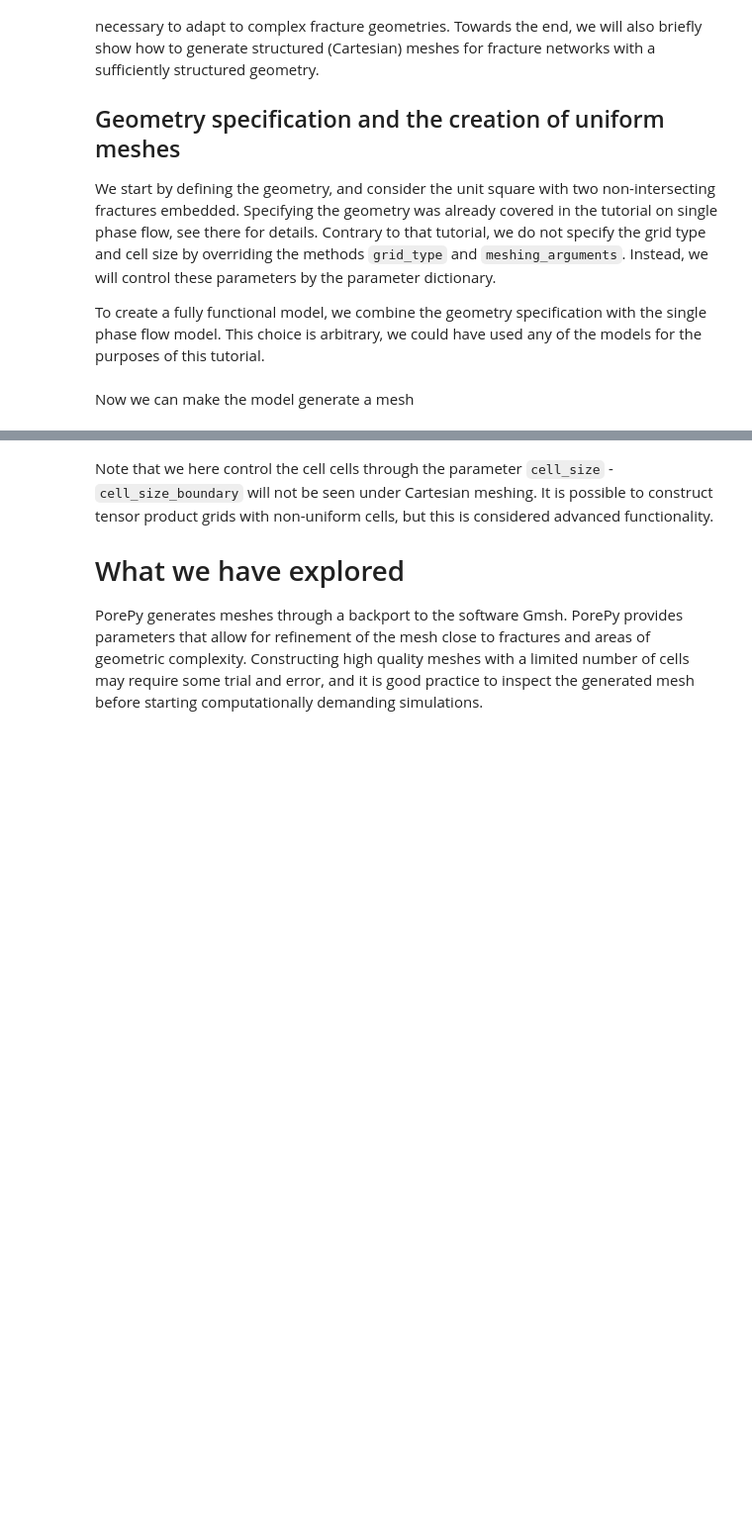
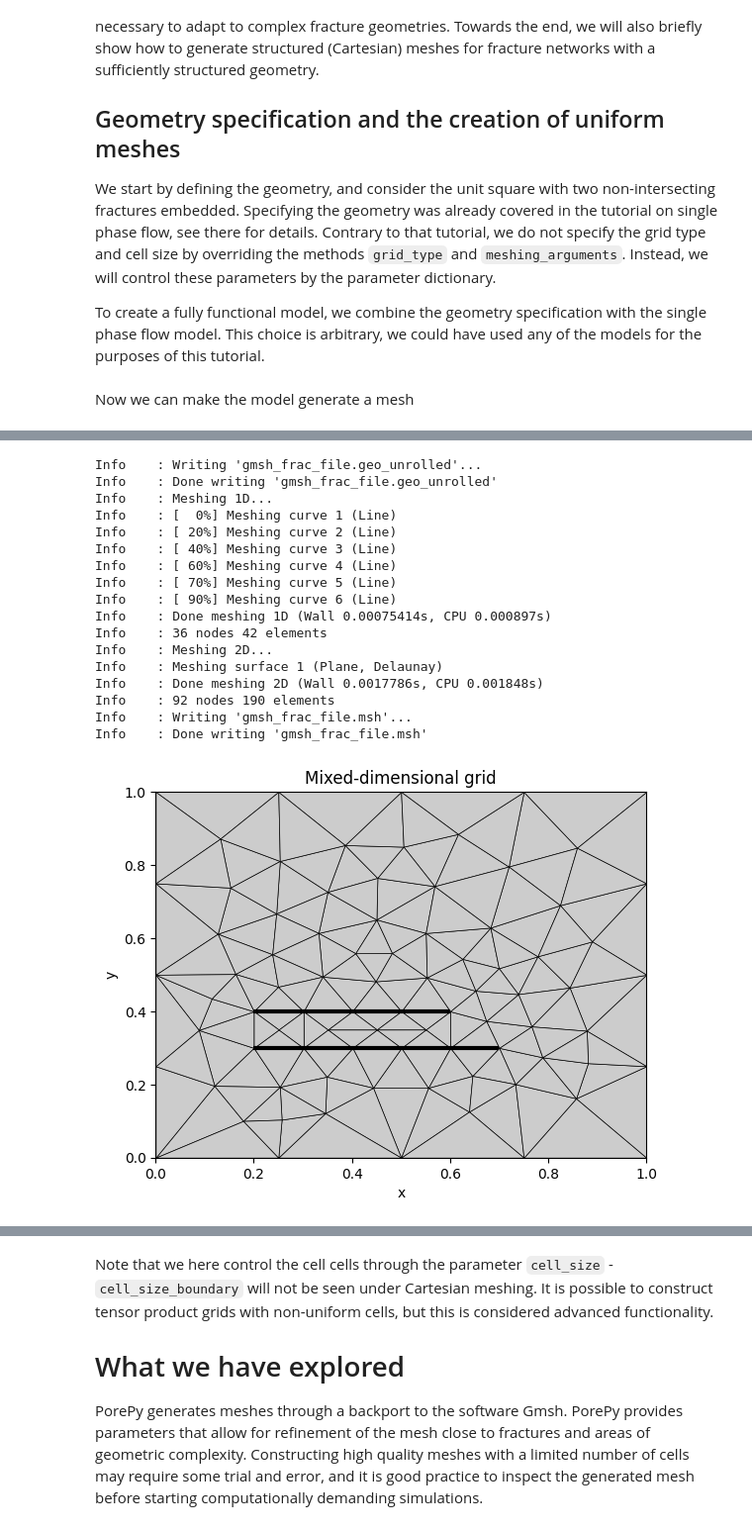
Before and after one commit to pmgbergen/porepy, a Jupyter notebook: tutorials/mixed_dimensional_grids.ipynb, the cells around one changed output, grey strips where cells are left out. Shown at 99% size. Saved outputs shown, nothing was run; the diff lists cells and outputs as text; code cells hidden in the pictures; blank space fills up the shorter version.

```diff
--- a/tutorials/mixed_dimensional_grids.ipynb
+++ b/tutorials/mixed_dimensional_grids.ipynb
@@ -184,0 +149,38 @@ Info    : Done writing 'gmsh_frac_file.msh'
+# %%
+params = {
+    "grid_type": "simplex",
+    "meshing_arguments": {
+        # The target fracture mesh size is set larger than the distance between
+        # fractures.
+        "cell_size_fracture": units.convert_units(0.15, "m"),
+        "cell_size_boundary": units.convert_units(0.3, "m"),
+        # Set a low minimum cell size to allow refinement to happen in practice.
+        "cell_size_min": units.convert_units(0.01, "m"),
+        # The target fracture cell size is 0.15 and the default refinement threshold of
+        # 1.0 will trigger refinement on the fractures (that are 0.1 apart). We modify
+        # it here to illustrate the option.
+        # NOTE: We can switch off refinement triggered by fracture proximity by reducing
+        # the refinement threshold. For that, set the value to, say, 0.5 instead.
+        "refinement_threshold": 2.0,
+    },
+}
+mesh_and_plot(ModifiedModel, params)
+# %% [output]
+Info    : Writing 'gmsh_frac_file.geo_unrolled'...
+Info    : Done writing 'gmsh_frac_file.geo_unrolled'
+Info    : Meshing 1D...
+Info    : [  0%] Meshing curve 1 (Line)
+Info    : [ 20%] Meshing curve 2 (Line)
+Info    : [ 40%] Meshing curve 3 (Line)
+Info    : [ 60%] Meshing curve 4 (Line)
+Info    : [ 70%] Meshing curve 5 (Line)
+Info    : [ 90%] Meshing curve 6 (Line)
+Info    : Done meshing 1D (Wall 0.00075414s, CPU 0.000897s)
+Info    : 36 nodes 42 elements
+Info    : Meshing 2D...
+Info    : Meshing surface 1 (Plane, Delaunay)
+Info    : Done meshing 2D (Wall 0.0017786s, CPU 0.001848s)
+Info    : 92 nodes 190 elements
+Info    : Writing 'gmsh_frac_file.msh'...
+Info    : Done writing 'gmsh_frac_file.msh'
+[figure, added]
```
Also changed, not shown: parts of 16 cells of this notebook.
